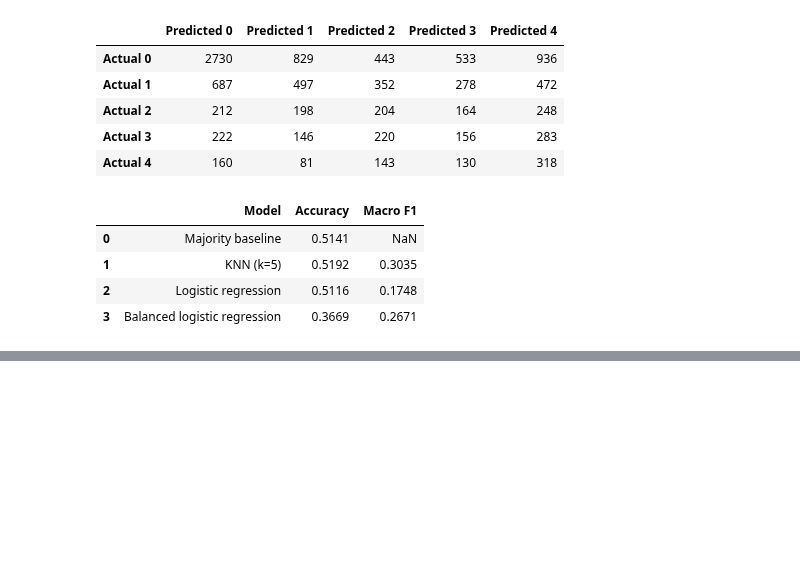
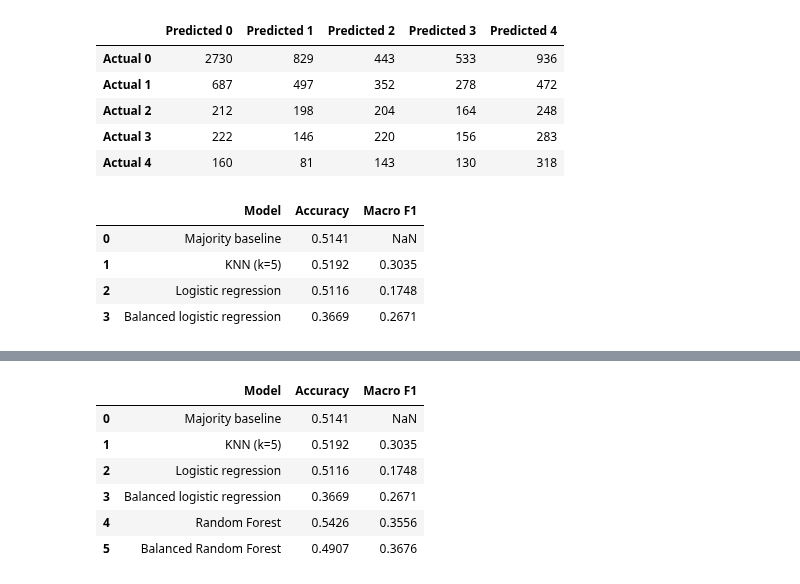
Before and after one commit to Kyle4646/CSE4820_Final_Project, a Jupyter notebook: multiclass_analysis.ipynb, the cells around one changed output, grey strips where cells are left out. Drawn from its saved outputs; the diff is of its cells as text; code cells hidden in the pictures; blank space fills up the shorter version.

Commit message:
Add multiclass random forest experiments

```diff
--- a/multiclass_analysis.ipynb
+++ b/multiclass_analysis.ipynb
@@ -692,0 +858,39 @@ display(model_comparison.round(4))
+# %%
+model_comparison = pd.DataFrame(
+    {
+        "Model": [
+            "Majority baseline",
+            "KNN (k=5)",
+            "Logistic regression",
+            "Balanced logistic regression",
+            "Random Forest",
+            "Balanced Random Forest",
+        ],
+        "Accuracy": [
+            baseline_accuracy,
+            knn_cv["test_accuracy"].mean(),
+            logreg_cv["test_accuracy"].mean(),
+            balanced_logreg_cv["test_accuracy"].mean(),
+            rf_cv["test_accuracy"].mean(),
+            rf_balanced_cv["test_accuracy"].mean(),
+        ],
+        "Macro F1": [
+            np.nan,
+            knn_cv["test_macro_f1"].mean(),
+            logreg_cv["test_macro_f1"].mean(),
+            balanced_logreg_cv["test_macro_f1"].mean(),
+            rf_cv["test_macro_f1"].mean(),
+            rf_balanced_cv["test_macro_f1"].mean(),
+        ],
+    }
+)
+
+display(model_comparison.round(4))
+# %% [output]
+|  | Model | Accuracy | Macro F1 |
+| 0 | Majority baseline | 0.5141 | NaN |
+| 1 | KNN (k=5) | 0.5192 | 0.3035 |
+| 2 | Logistic regression | 0.5116 | 0.1748 |
+| 3 | Balanced logistic regression | 0.3669 | 0.2671 |
+| 4 | Random Forest | 0.5426 | 0.3556 |
+| 5 | Balanced Random Forest | 0.4907 | 0.3676 |
```
Also changed, not shown: parts of 5 cells of this notebook.
